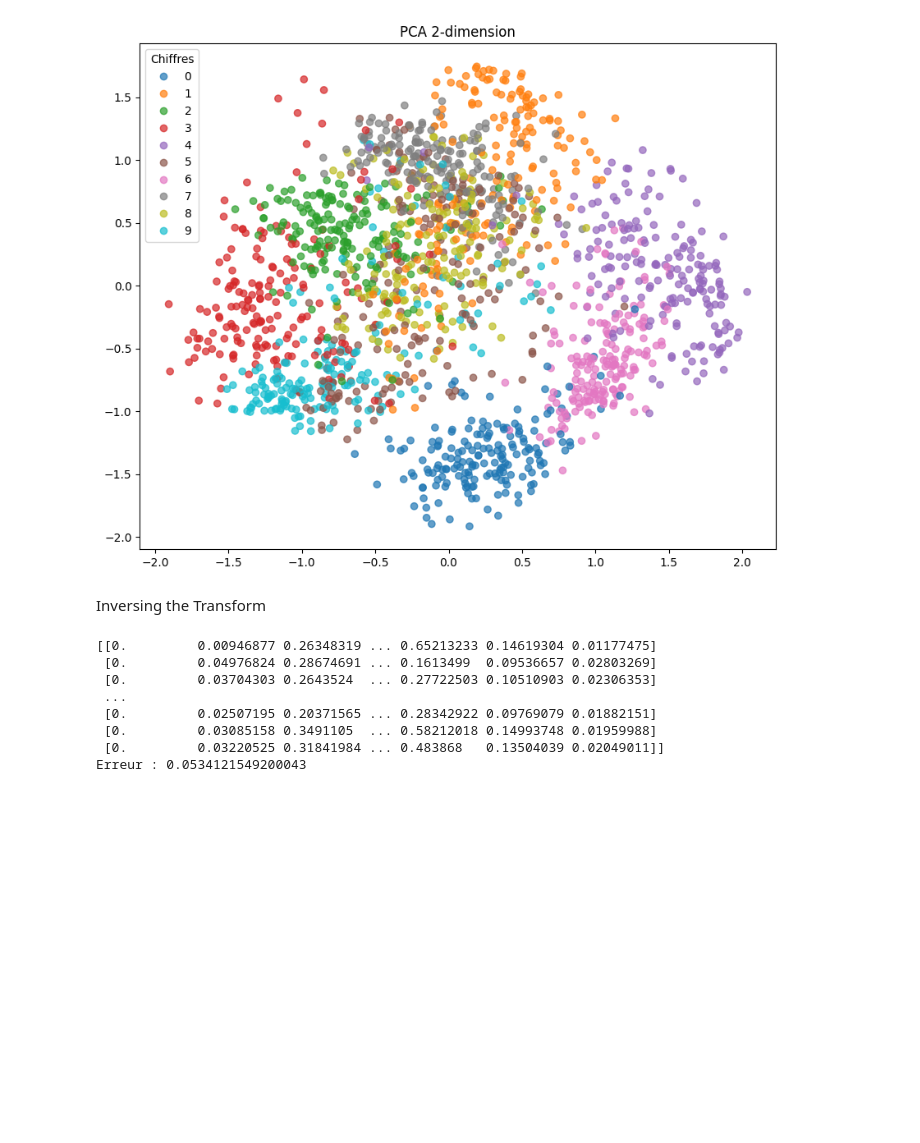
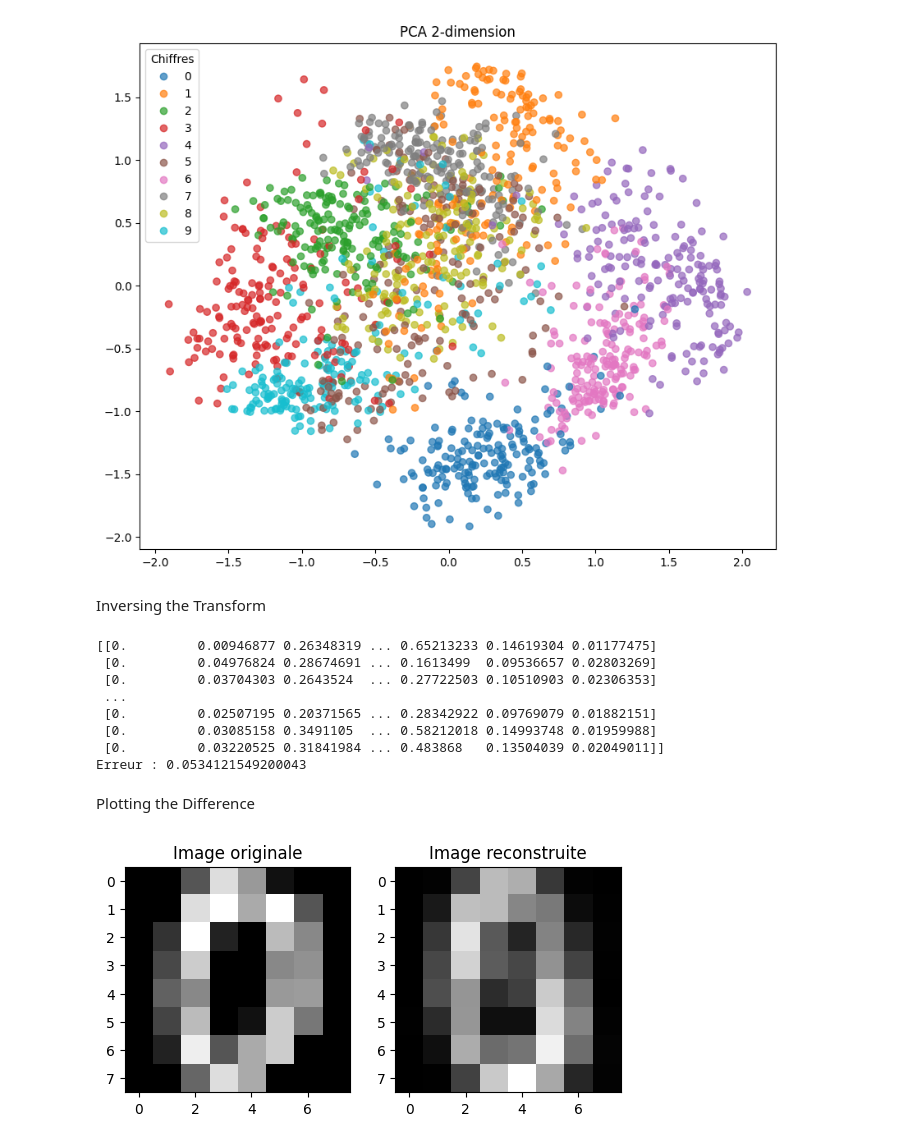
Before and after one commit to bogwee/intro_ml_2025, a Jupyter notebook: src/lucah/ml_code_lucah.ipynb, the cells around one changed output. Drawn from its saved outputs; the diff is of its cells as text; code cells hidden in the pictures; blank space fills up the shorter version.

```diff
--- a/src/lucah/ml_code_lucah.ipynb
+++ b/src/lucah/ml_code_lucah.ipynb
@@ -138,3 +138,19 @@ print(f"Mean Square Error : {mse}")
  [0.         0.03085158 0.3491105  ... 0.58212018 0.14993748 0.01959988]
  [0.         0.03220525 0.31841984 ... 0.483868   0.13504039 0.02049011]]
 Erreur : 0.0534121549200043
+# %% [markdown]
+Plotting the Difference
+# %%
+plt.subplot(1,2,1)
+img0 = X_scaled[0].reshape(8,8)
+plt.imshow(img0,cmap='gray')
+plt.title("Image originale")
+
+plt.subplot(1,2,2)
+img1 = X_inv[0].reshape(8,8)
+plt.imshow(img1,cmap='gray')
+plt.title("Image reconstruite")
+
+plt.show()
+# %% [output]
+[figure, added]
```
Also changed, not shown: 1 other file.
